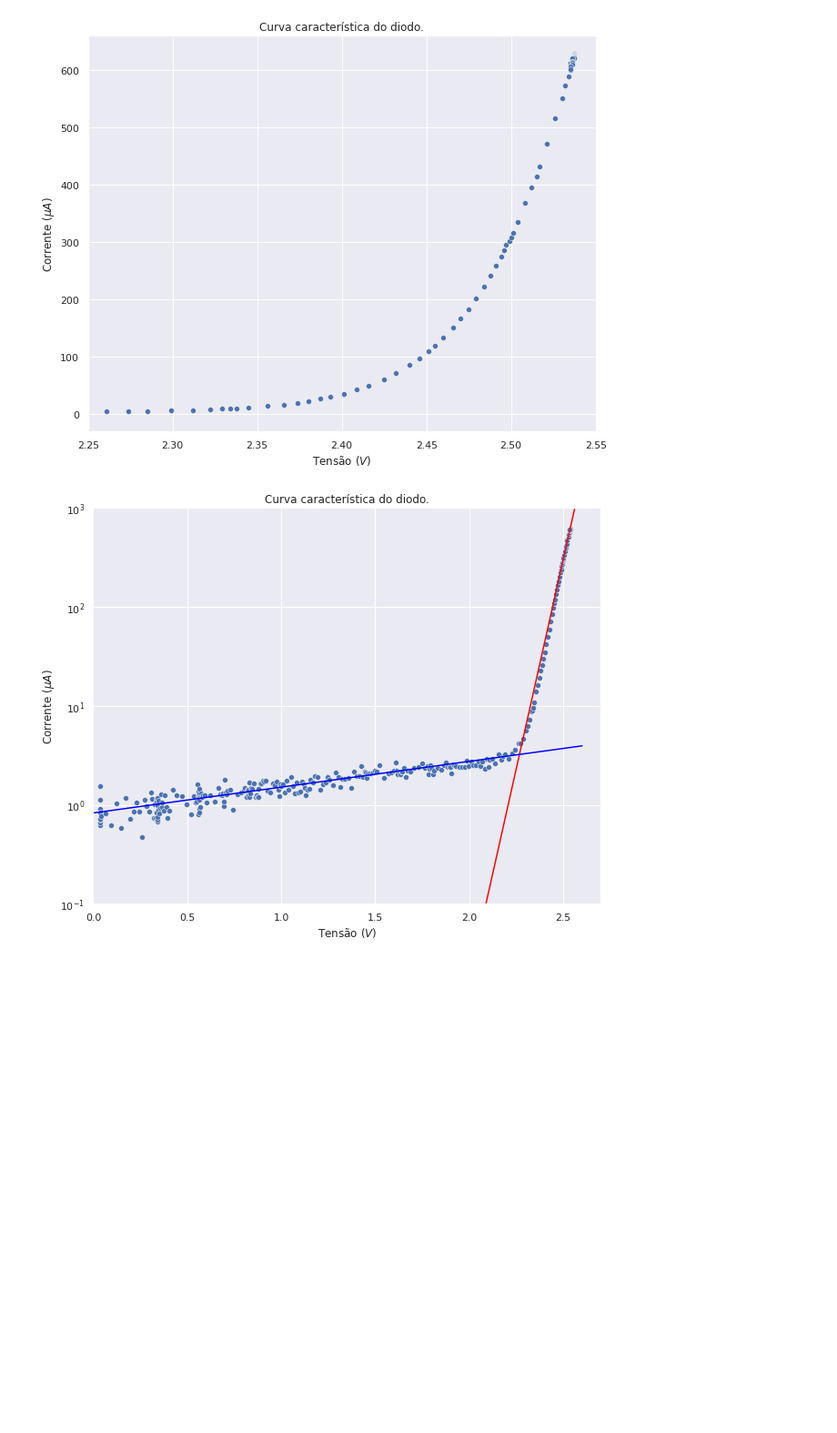
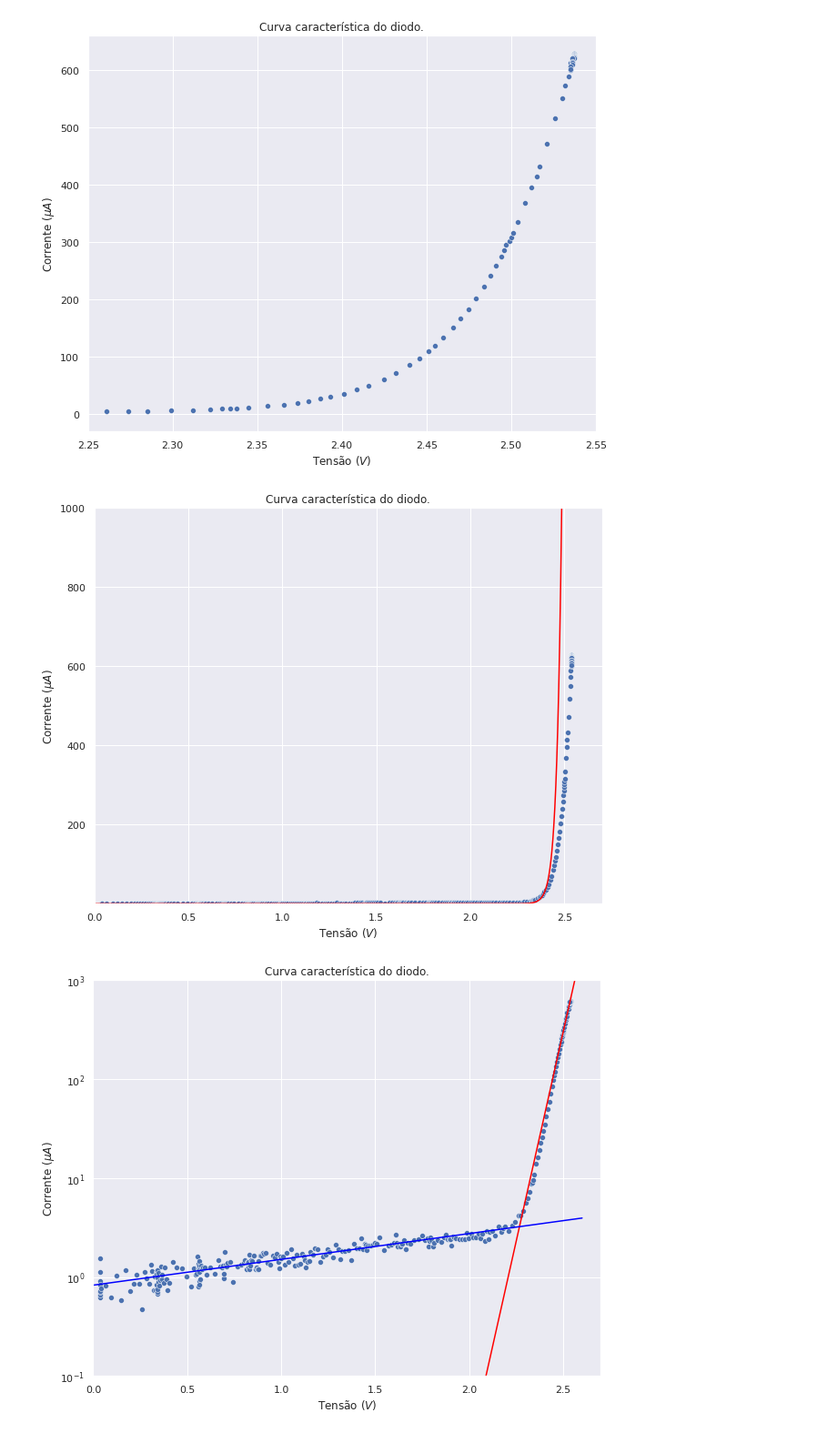
Before and after one commit to ivfreire/lab_3, a Jupyter notebook: Experimento 1/Atividade 3/análise.ipynb, the cells around one changed output. Shown at 91% size. Cells and saved outputs as stored; diff of their text form; code cells hidden in the pictures; blank space fills up the shorter version.

```diff
--- a/Experimento 1/Atividade 3/análise.ipynb
+++ b/Experimento 1/Atividade 3/análise.ipynb
@@ -42,3 +50,19 @@ plt.show()
+# %%
+plt.title('Curva característica do diodo.')
+sns.scatterplot(x=df_diodo['Tensao B'], y=df_diodo['Corrente'] * 1E6)
+
+popt = [1.94410442e-45, 3.86400003e+01]
+
+x = np.linspace(0, 2.6, 1000)
+sns.lineplot(x=x, y=(popt[0] * (np.exp(popt[1] * x) - 1))*1E6, color='red')
+
+plt.xlabel('Tensão ($V$)')
+plt.ylabel('Corrente ($\mu A$)')
+plt.xlim(0, 2.7)
+plt.ylim(1E-1, 1E3)
+plt.show()
+# %% [output]
+[figure, added]
 # %%
 def exponential(x, b, c): return np.exp(b * (x - c))
 # %%
```
Also changed, not shown: parts of 7 cells of this notebook.
